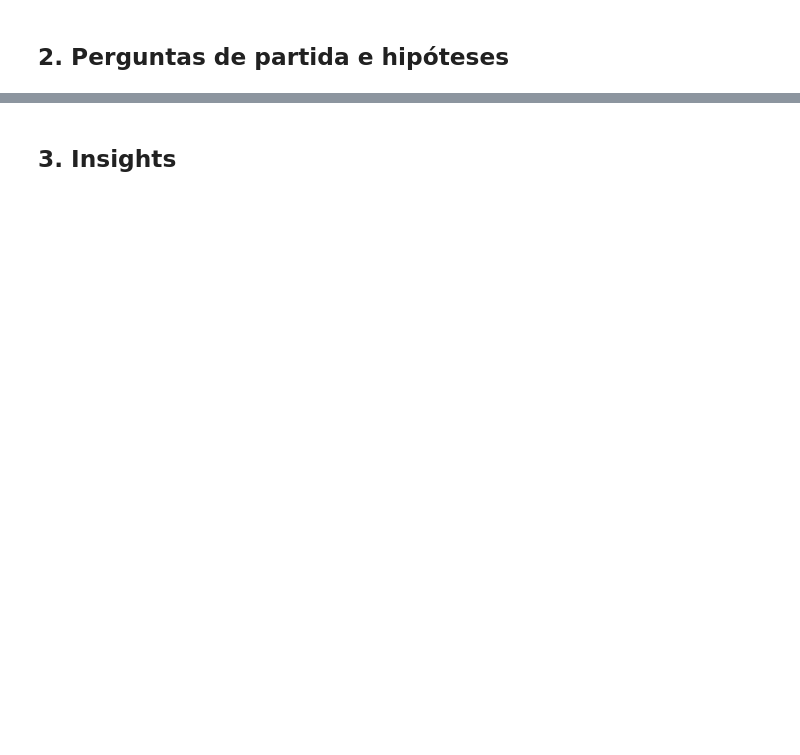
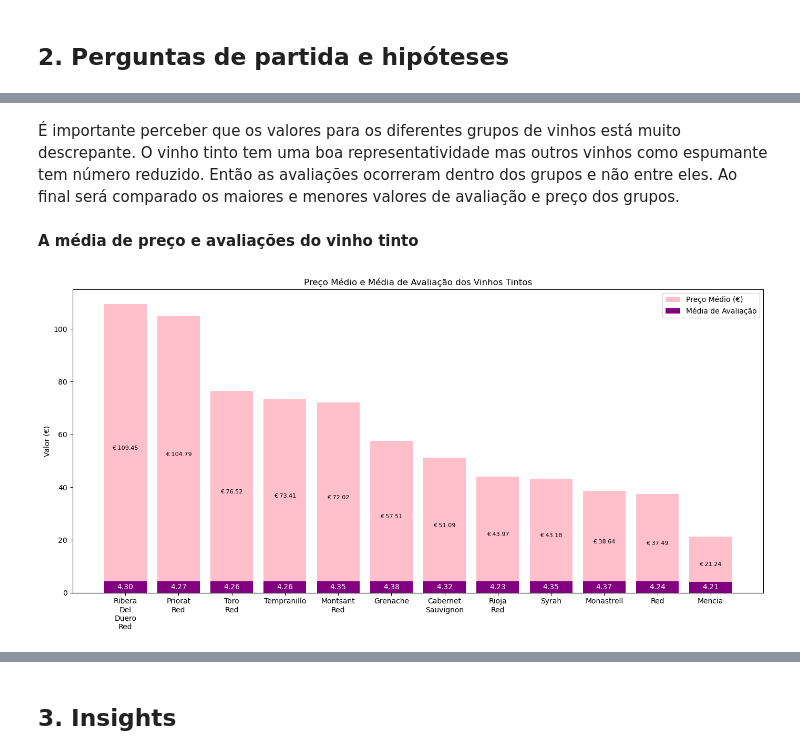
Before and after one commit to atlantico-academy/equipe5-2024.3, a Jupyter notebook: notebooks/01-exploratory_data_analysis.ipynb, the cells around one changed output, grey strips where cells are left out. Saved outputs shown, nothing was run; the diff lists cells and outputs as text; code cells hidden in the pictures; blank space fills up the shorter version.

```diff
--- a/notebooks/01-exploratory_data_analysis.ipynb
+++ b/notebooks/01-exploratory_data_analysis.ipynb
@@ -158,0 +345,50 @@ Length: 7500, dtype: bool
+# %% [markdown]
+É importante perceber que os valores para os diferentes grupos de vinhos está muito descrepante. O vinho tinto tem uma boa representatividade mas outros vinhos como espumante tem número reduzido. Então as avaliações ocorreram dentro dos grupos e não entre eles. Ao final será comparado os maiores e menores valores de avaliação e preço dos grupos.
+# %% [markdown]
+**A média de preço e avaliações do vinho tinto**
+# %%
+vinhos_tintos = df[df['Categoria'] == 'Vinhos Tintos']
+
+media_avaliacao_tintos = vinhos_tintos.groupby('tipo')['avaliação'].mean()
+media_preco_tintos = vinhos_tintos.groupby('tipo')['preço'].mean()
+
+ordenado_por_preco = media_preco_tintos.sort_values(ascending=False)
+
+media_avaliacao_tintos = media_avaliacao_tintos[ordenado_por_preco.index]
+media_preco_tintos = media_preco_tintos[ordenado_por_preco.index]
+
+bar_width = 0.8
+
+# Plotando o gráfico de barras
+fig, ax1 = plt.subplots(figsize=(14, 7))
+
+# Plotando a barra de preço
+index = np.arange(len(media_avaliacao_tintos))
+
+bars1 = ax1.bar(index, media_preco_tintos, bar_width, label='Preço Médio (€)', color='pink')
+
+# Plotando a média de avaliação
+bars2 = ax1.bar(index, media_avaliacao_tintos, bar_width, label='Média de Avaliação', color='purple', bottom=0)
+
+# Adicionando os valores dentro da barra de preço
+for i, v in enumerate(media_preco_tintos):
+    ax1.text(i, v / 2, f'€ {v:.2f}', ha='center', va='center', fontsize=8)  # Fonte menor para o preço
+
+# Adicionando os valores dentro da barra de avaliação
+for i, v in enumerate(media_avaliacao_tintos):
+    ax1.text(i, v / 2, f'{v:.2f}', ha='center', va='center', fontsize=10, color='white')
+
+ax1.set_title('Preço Médio e Média de Avaliação dos Vinhos Tintos')
+ax1.set_xlabel("")
+ax1.set_ylabel('Valor (€)')
+
+# Colocando os rótulos dos vinhos na horizontal, e quebrando as linhas
+ax1.set_xticks(index)
+ax1.set_xticklabels([name.replace(' ', '\n') for name in media_avaliacao_tintos.index], rotation=0, ha='center')
+
+ax1.legend()
+
+plt.tight_layout()
+plt.show()
+# %% [output]
+[figure, added]
```
Also changed, not shown: parts of 66 cells of this notebook, 1 other file.
